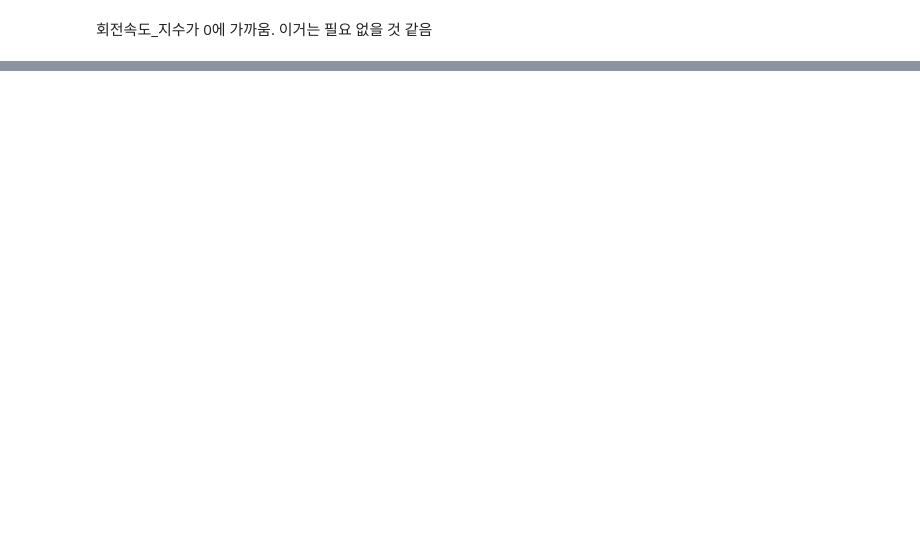
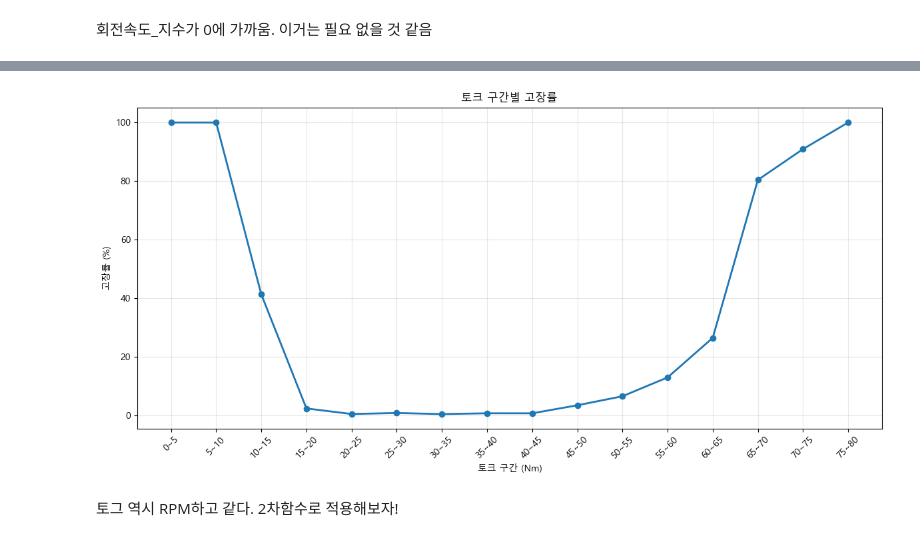
Before and after one commit to parkjunsu3321/Milling_Machine_Predictive, a Jupyter notebook: EDA/EDA.ipynb, the cells around one changed output, grey strips where cells are left out. Saved outputs shown, nothing was run; the diff lists cells and outputs as text; code cells hidden in the pictures; blank space fills up the shorter version.

```diff
--- a/EDA/EDA.ipynb
+++ b/EDA/EDA.ipynb
@@ -186,0 +263,2 @@ plt.show()
+# %%
+df_fail['회전속도_파생2차'] = df_fail['회전속도_rpm']*df_fail['회전속도_rpm']
@@ -186,0 +348,22 @@ plt.show()
+# %%
+plt.figure(figsize=(12, 6))
+
+plt.plot(
+    torque_failure['토크_구간'],
+    torque_failure['고장률'],
+    marker='o',
+    linewidth=2
+)
+
+plt.xlabel('토크 구간 (Nm)')
+plt.ylabel('고장률 (%)')
+plt.title('토크 구간별 고장률')
+
+plt.xticks(rotation=45)
+plt.grid(True, alpha=0.3)
+plt.tight_layout()
+plt.show()
+# %% [output]
+[figure, added]
+# %% [markdown]
+토그 역시 RPM하고 같다. 2차함수로 적용해보자!
```
Also changed, not shown: parts of 27 cells of this notebook.
